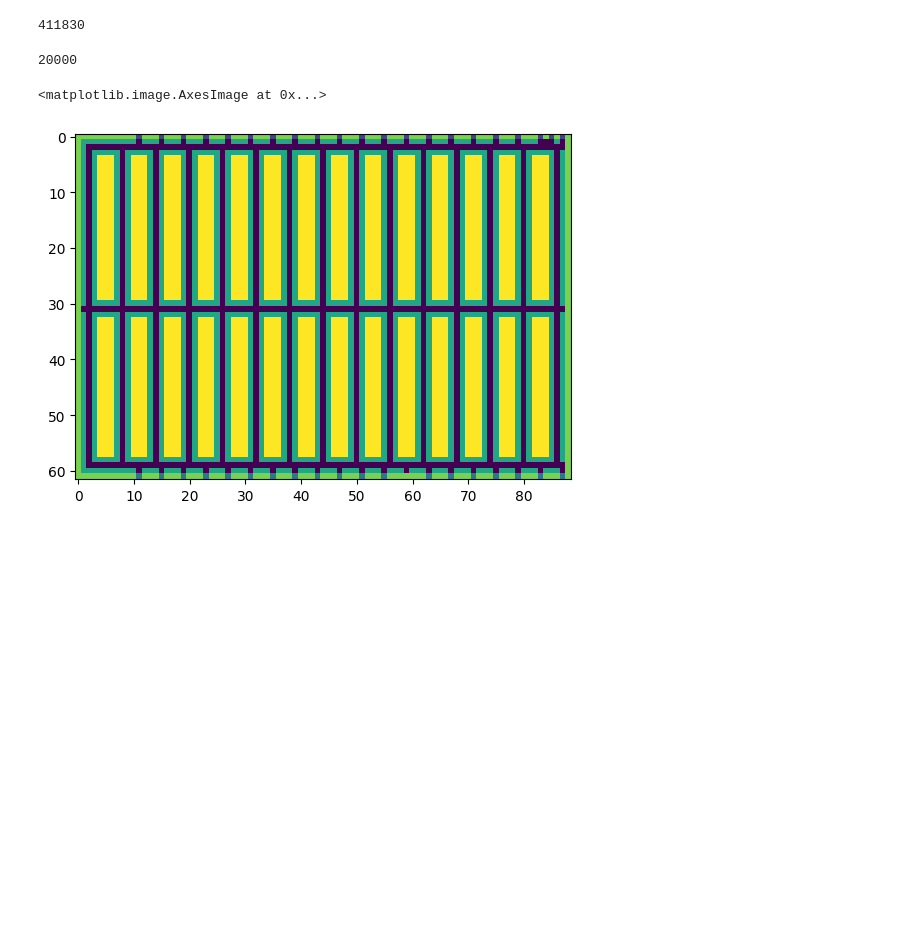
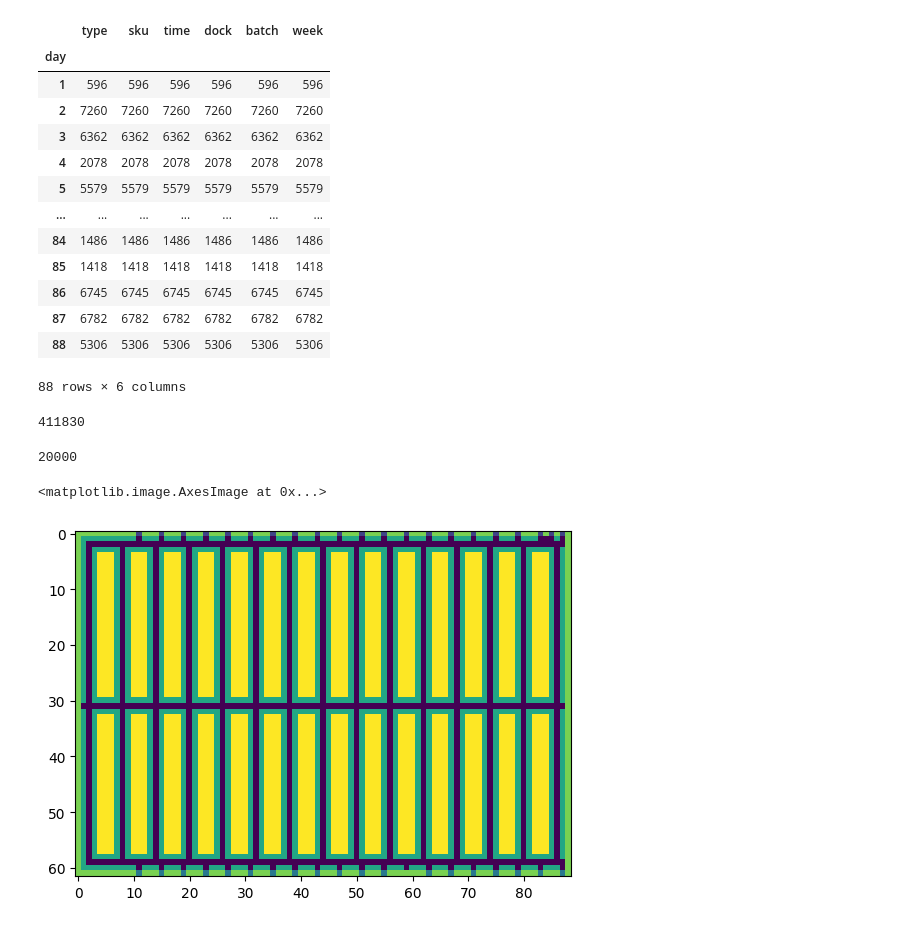
Before and after one commit to j4n1k/slapstack-battery-management, a Jupyter notebook: experiments/layout.ipynb, the cells around one changed output. Cells and saved outputs as stored; diff of their text form; code cells hidden in the pictures; blank space fills up the shorter version.

```diff
--- a/experiments/layout.ipynb
+++ b/experiments/layout.ipynb
@@ -4,3 +4,6 @@ import numpy as np
 from copy import deepcopy
 import matplotlib.pyplot as plt
 import json
+# %%
+orders = json.load(open("../1_environment/slapstack/slapstack/use_cases/wepastacks/2_orders.json"))
+initial_fill = json.load(open("../1_environment/slapstack/slapstack/use_cases/wepastacks/3_initial_fill_lvl.json"))
@@ -6,0 +43,40 @@ import json
+# %%
+def process_orders_by_week(orders, initial_fill):
+    # Create a DataFrame from the orders
+    order_columns = ['type', 'sku', 'time', 'dock', 'batch', 'week']
+    order_df = pd.DataFrame(orders, columns=order_columns)
+    order_df['day'] = order_df['time'] // (24 * 3600)
+
+    # Initialize the fill levels from the initial fill data
+    fill_levels = initial_fill.copy()
+
+    # Store fill levels at the beginning of each week
+    weekly_fill_levels = {}
+
+    # Process orders week by week
+    for week in sorted(order_df['week'].unique()):
+        # Get orders for the current week
+        weekly_orders = order_df[order_df['week'] == week]
+
+        # Store the fill level at the beginning of the week
+        weekly_fill_levels[week] = fill_levels.copy()
+
+        # Process each order for the current week
+        for _, order in weekly_orders.iterrows():
+            order_type, sku = order['type'], str(order['sku'])
+
+            # For delivery, increase the stock of the SKU
+            if order_type == "delivery":
+                fill_levels[sku] = fill_levels.get(sku, 0) + 1
+            # For retrieval, decrease the stock of the SKU
+            elif order_type == "retrieval":
+                fill_levels[sku] = fill_levels.get(sku, 0) - 1
+
+    return weekly_fill_levels, order_df
+
+# Process the orders and calculate weekly fill levels
+weekly_fill_levels, order_df = process_orders_by_week(orders, initial_fill)
+
+# Print the fill levels at the beginning of each week
+for week, fill in weekly_fill_levels.items():
+    print(f"Week {week}: Fill levels: {fill}")
@@ -7 +159,18 @@ import json
+# %%
+order_df.groupby(by="day").count()
+# %% [output]
+|  | type | sku | time | dock | batch | week |
+| day |  |  |  |  |  |  |
+| 1 | 596 | 596 | 596 | 596 | 596 | 596 |
+| 2 | 7260 | 7260 | 7260 | 7260 | 7260 | 7260 |
+| 3 | 6362 | 6362 | 6362 | 6362 | 6362 | 6362 |
+| 4 | 2078 | 2078 | 2078 | 2078 | 2078 | 2078 |
+| 5 | 5579 | 5579 | 5579 | 5579 | 5579 | 5579 |
+| ... | ... | ... | ... | ... | ... | ... |
+| 84 | 1486 | 1486 | 1486 | 1486 | 1486 | 1486 |
+| 85 | 1418 | 1418 | 1418 | 1418 | 1418 | 1418 |
+| 86 | 6745 | 6745 | 6745 | 6745 | 6745 | 6745 |
+| 87 | 6782 | 6782 | 6782 | 6782 | 6782 | 6782 |
+| 88 | 5306 | 5306 | 5306 | 5306 | 5306 | 5306 |
+88 rows × 6 columns
 # %%
```
Also changed, not shown: parts of 5 cells of this notebook, 3 other files.
